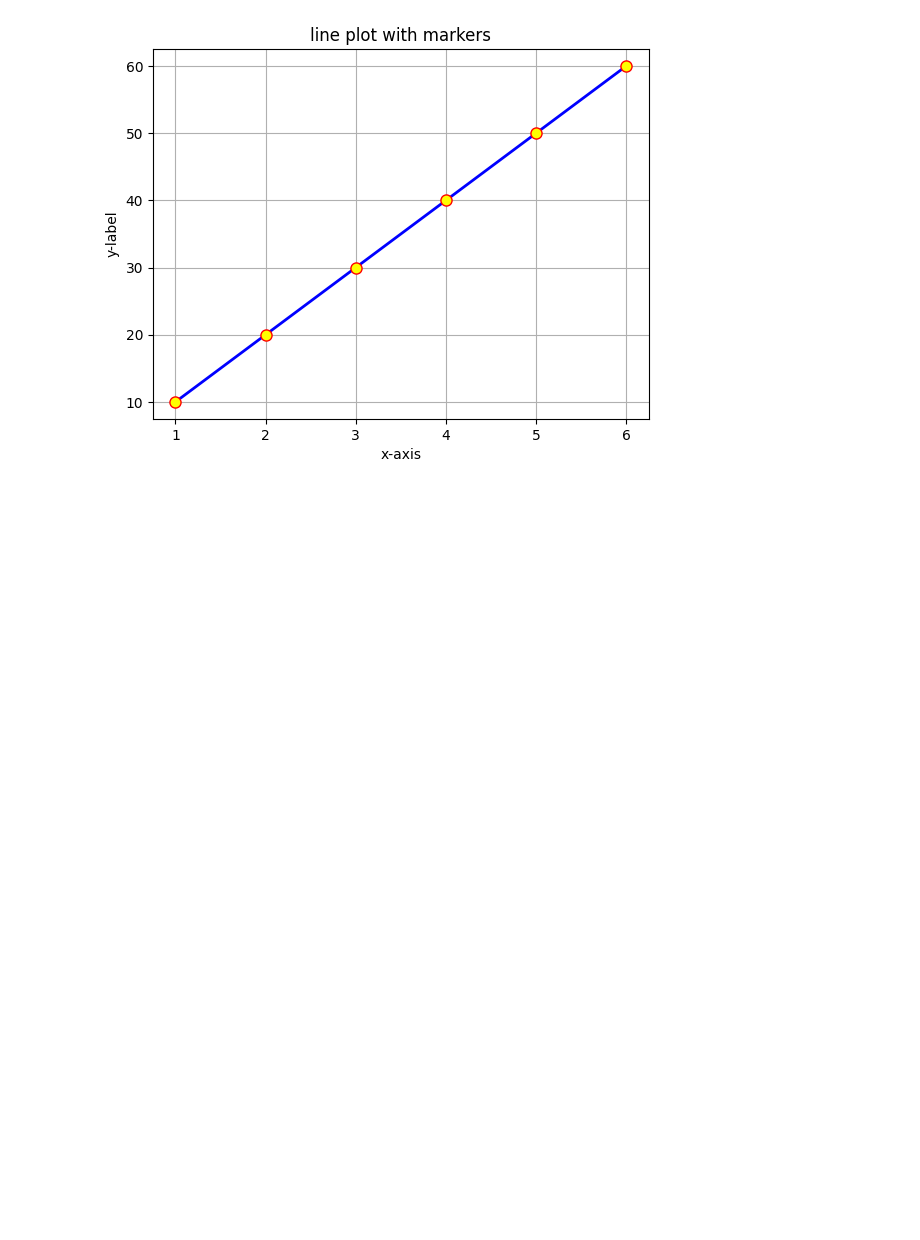
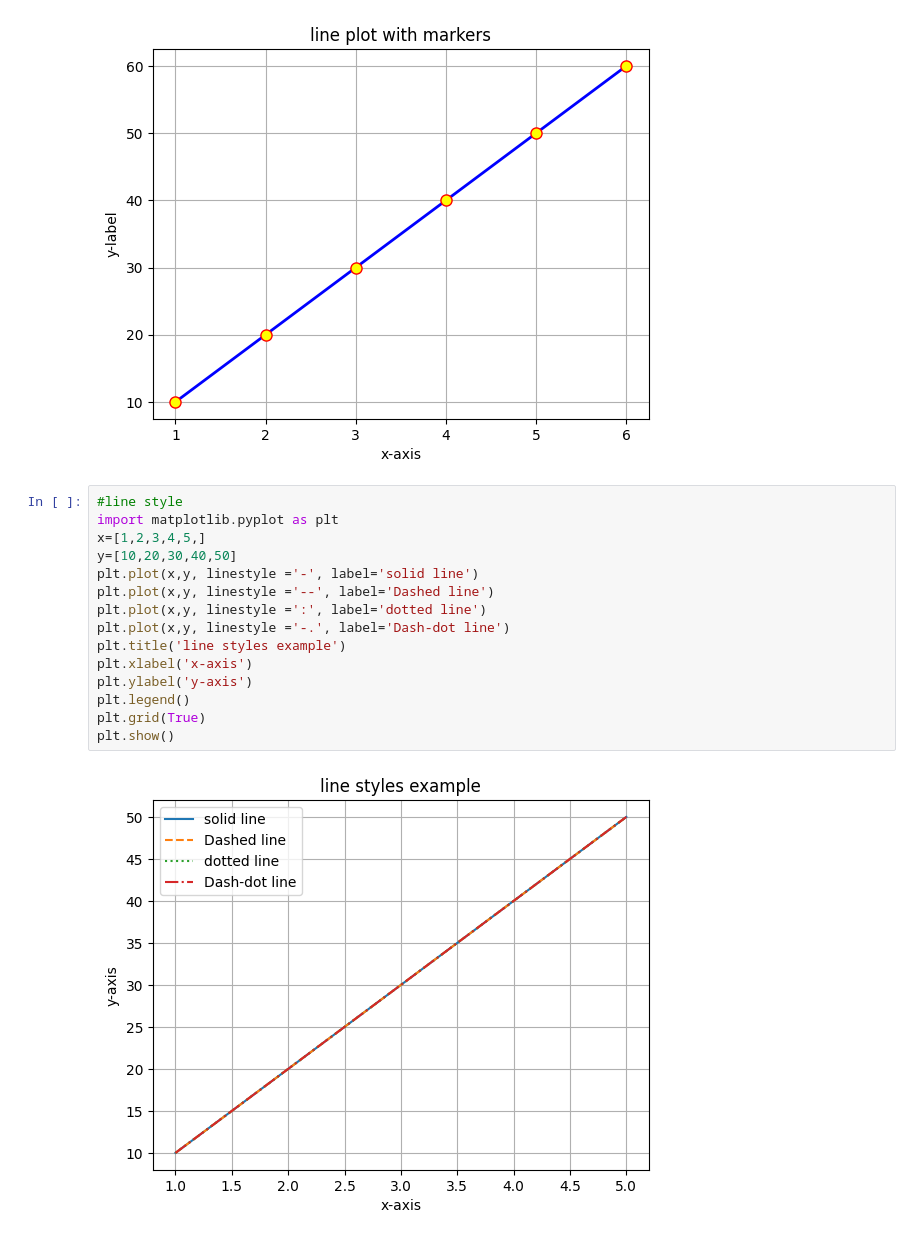
Before and after one commit to Tayu-bot/data-visualization, a Jupyter notebook: line graph.ipynb, the cells around one changed output. Saved outputs shown, nothing was run; the diff lists cells and outputs as text; blank space fills up the shorter version.

Commit message:
done with the linestyle

```diff
--- a/line graph.ipynb
+++ b/line graph.ipynb
@@ -52,3 +52,20 @@ plt.grid(True)
 plt.show()
 # %% [output]
 [figure]
+# %%
+#line style
+import matplotlib.pyplot as plt
+x=[1,2,3,4,5,]
+y=[10,20,30,40,50]
+plt.plot(x,y, linestyle ='-', label='solid line')
+plt.plot(x,y, linestyle ='--', label='Dashed line')
+plt.plot(x,y, linestyle =':', label='dotted line')
+plt.plot(x,y, linestyle ='-.', label='Dash-dot line')
+plt.title('line styles example')
+plt.xlabel('x-axis')
+plt.ylabel('y-axis')
+plt.legend()
+plt.grid(True)
+plt.show()
+# %% [output]
+[figure, added]
```
